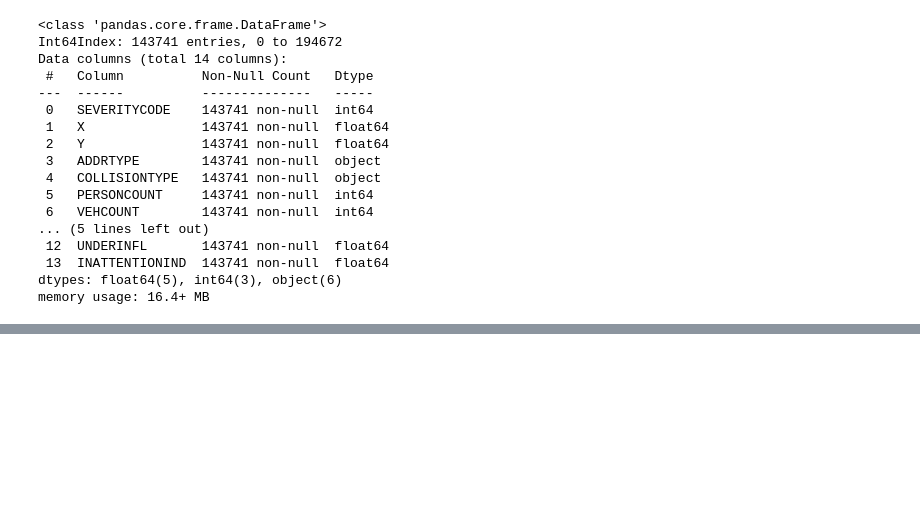
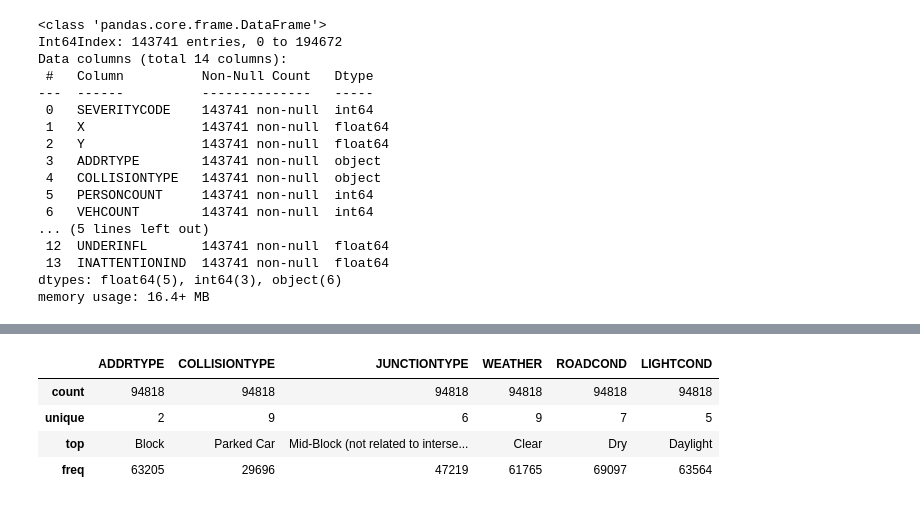
Before and after one commit to augustodn/Coursera_Capstone, a Jupyter notebook: DS-Coursera-Capstone.ipynb, the cells around one changed output, grey strips where cells are left out. Drawn from its saved outputs; the diff is of its cells as text; code cells hidden in the pictures; blank space fills up the shorter version.

```diff
--- a/DS-Coursera-Capstone.ipynb
+++ b/DS-Coursera-Capstone.ipynb
@@ -289,0 +339,8 @@ memory usage: 16.4+ MB
+# %%
+notSevereCols.describe(include=['object'])
+# %% [output]
+|  | ADDRTYPE | COLLISIONTYPE | JUNCTIONTYPE | WEATHER | ROADCOND | LIGHTCOND |
+| count | 94818 | 94818 | 94818 | 94818 | 94818 | 94818 |
+| unique | 2 | 9 | 6 | 9 | 7 | 5 |
+| top | Block | Parked Car | Mid-Block (not related to interse... | Clear | Dry | Daylight |
+| freq | 63205 | 29696 | 47219 | 61765 | 69097 | 63564 |
```
Also changed, not shown: parts of 17 cells of this notebook.
